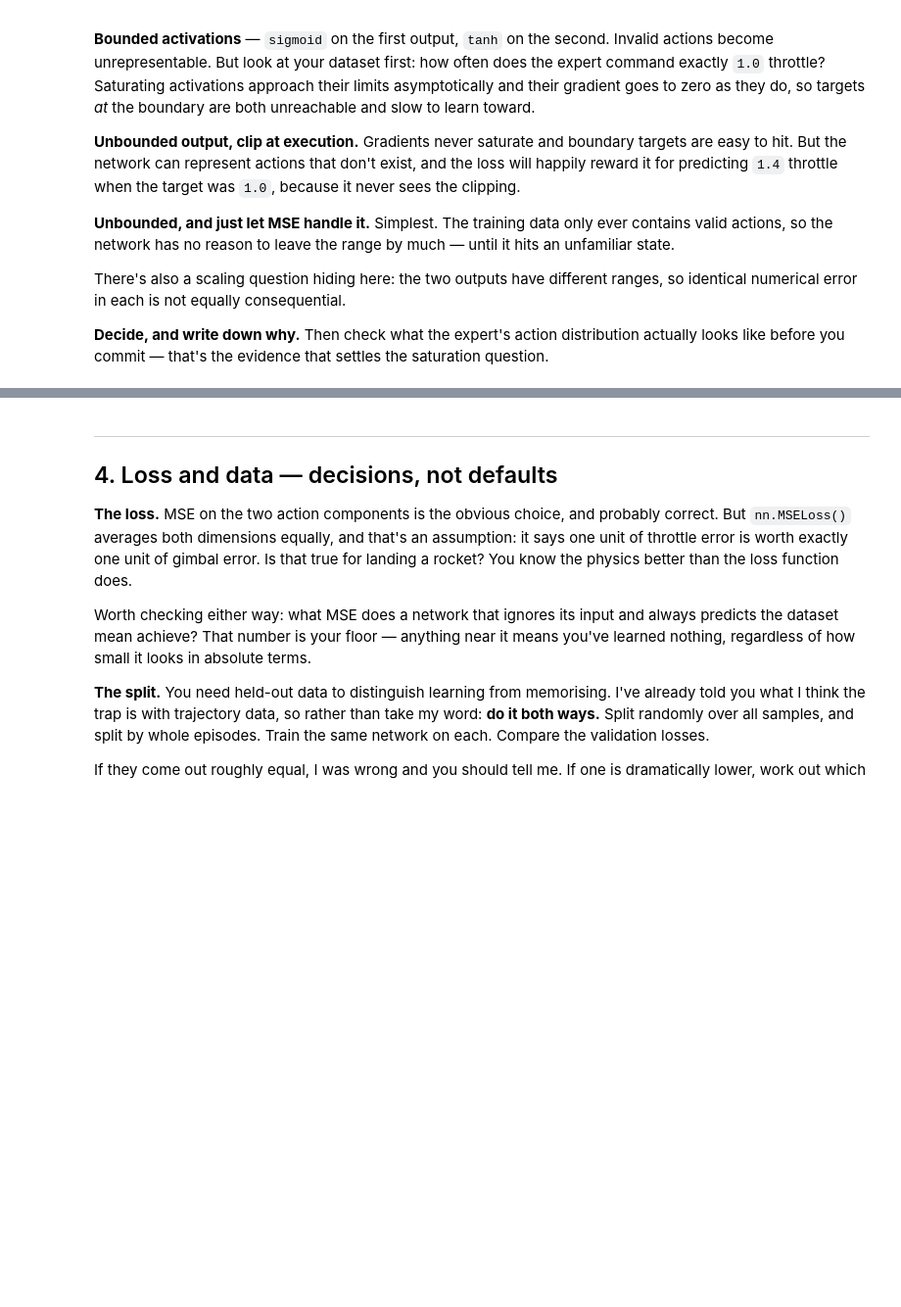
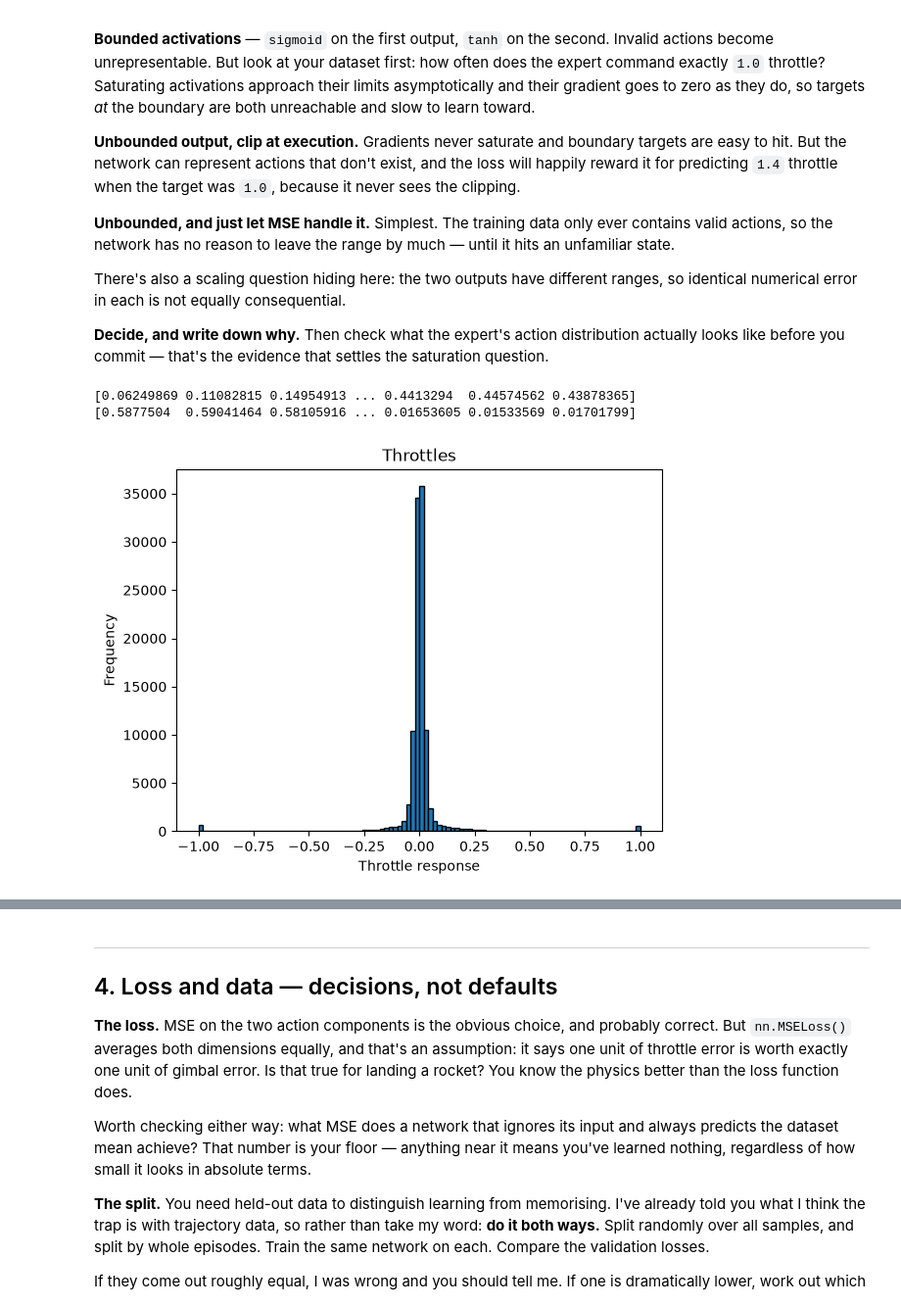
Before and after one commit to jorrawar1/RocketRL, a Jupyter notebook: learning/02_behaviour_cloning.ipynb, the cells around one changed output, grey strips where cells are left out. Shown at 98% size. Drawn from its saved outputs; the diff is of its cells as text; code cells hidden in the pictures; blank space fills up the shorter version.

```diff
--- a/learning/02_behaviour_cloning.ipynb
+++ b/learning/02_behaviour_cloning.ipynb
@@ -138,3 +164,30 @@ that settles the saturation question.
+# %%
+# YOUR CODE HERE: look at your dataset's action distribution before deciding.
+# Two histograms, or just min/max/mean/std and the fraction at the boundaries.
+import matplotlib.pyplot as plt
+
+import numpy as np
+data = np.load("data.npz")
+obs, act, ep = data['obs'], data['act'], data['episode']
+
+throttles = act[:, 0]
+gimbals = act[:, 1]
+print(throttles)
+print(gimbals)
+
+plt.hist(gimbals, bins=100, edgecolor='black')
+plt.title("Throttles")
+plt.xlabel("Throttle response")
+plt.ylabel("Frequency")
+
+plt.show()
+
+# plotted both and they appear to cluster around the middle with some spik
+#es at the boundaries, not really a concern since it doesn't go out of the range so MSE should handle it
+# %% [output]
+[0.06249869 0.11082815 0.14954913 ... 0.4413294  0.44574562 0.43878365]
+[0.5877504  0.59041464 0.58105916 ... 0.01653605 0.01533569 0.01701799]
+[figure, added]
 # %%
 # --- CHECK 3 ---
 # Whatever you chose, verify it holds under inputs far outside the training
```
Also changed, not shown: parts of 15 cells of this notebook, 7 other files.
